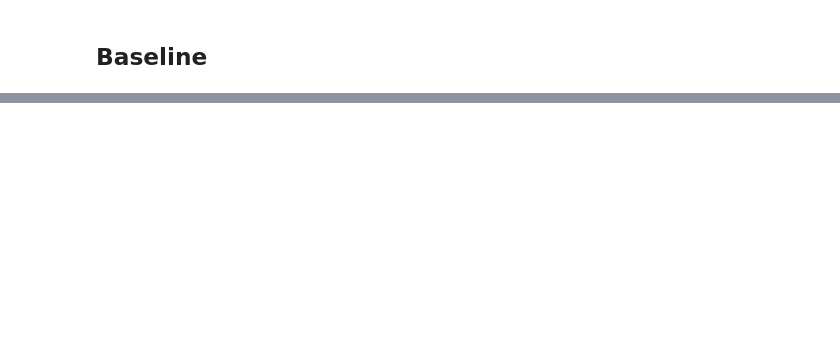
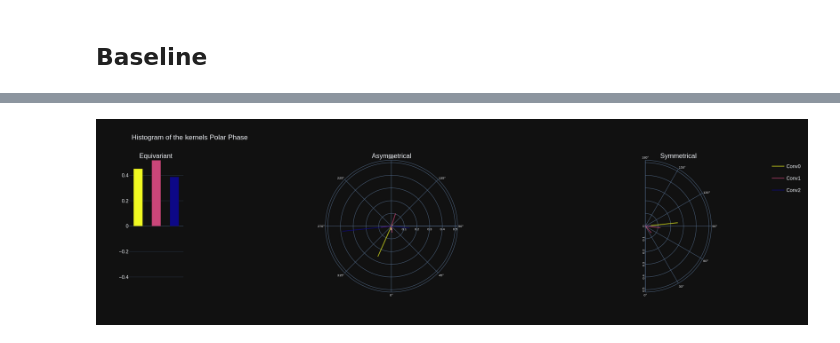
Before and after one commit to gabriel-lepetitaimon/coherent-gradient-toys, a Jupyter notebook: Toys.ipynb, the cells around one changed output, grey strips where cells are left out. Cells and saved outputs as stored; diff of their text form; code cells hidden in the pictures; blank space fills up the shorter version.

```diff
--- a/Toys.ipynb
+++ b/Toys.ipynb
@@ -26,0 +46,4 @@ def orientation(shape):
+# %%
+SP1.plot_phases(normalize=True)
+# %% [output]
+[figure, added]
```
Also changed, not shown: parts of 16 cells of this notebook, 3 other files.
